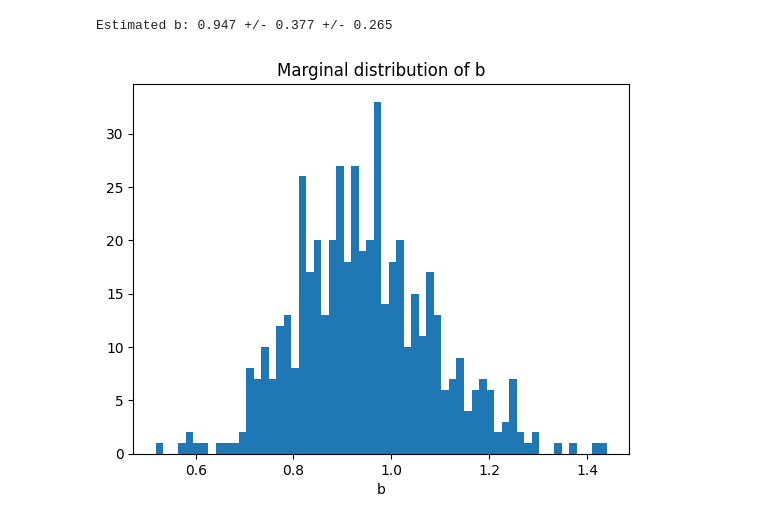
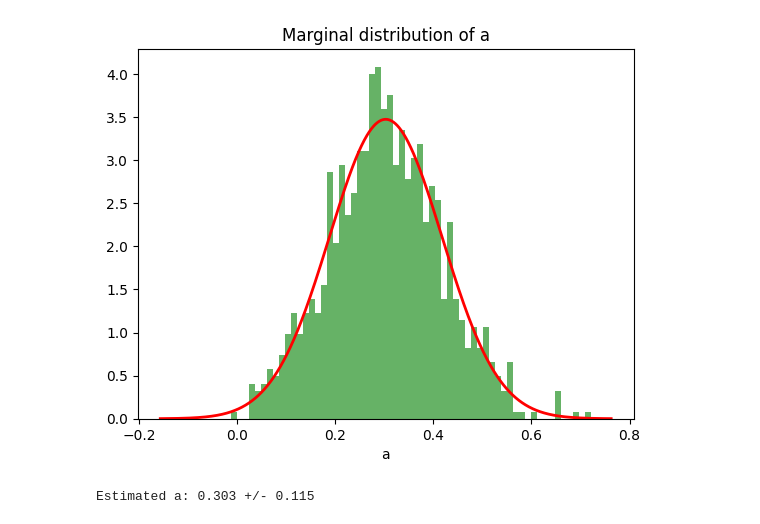
Before and after one commit to NunzioDA/EDSProjects, a Jupyter notebook: project_one/project_one.ipynb, the cells around one changed output. Cells and saved outputs as stored; diff of their text form; code cells hidden in the pictures.

```diff
--- a/project_one/project_one.ipynb
+++ b/project_one/project_one.ipynb
@@ -109,12 +127,20 @@ Estimated a: 0.299 +/- 0.239 +/- 0.219
-# %%
-plt.hist(estimated_b,60)
-plt.title('Marginal distribution of b')
-plt.xlabel('b')
-
-mean_b = np.mean(estimated_b)
-error_b = np.std(estimated_b)**(1/2)
-estimated_b_error_mean = np.mean(estimated_b_error)
-print(f"Estimated b: {mean_b:.3f} +/- {error_b:.3f} +/- {estimated_b_error_mean:.3f}")
-# %% [output]
-Estimated b: 0.947 +/- 0.377 +/- 0.265
-[figure, removed]
+# %%
+def plot_marginal_distribution(values, title, xlabel) :
+    plt.hist(values, bins=60, density=True, alpha=0.6, color='g')
+    plt.title(title)
+    plt.xlabel(xlabel)
+
+    mean = np.mean(values)
+    error = np.std(values)
+
+    x = np.linspace(mean - 4*error, mean + 4*error, 1000)
+    pdf = norm.pdf(x, mean, error)
+
+    plt.plot(x, pdf, 'r-', lw=2, label="Gaussian fit")
+    plt.show()
+    print(f"Estimated {xlabel}: {mean:.3f} +/- {error:.3f}")
+# %%
+plot_marginal_distribution(estimated_a, 'Marginal distribution of a', 'a')
+# %% [output]
+[figure, added]
+Estimated a: 0.303 +/- 0.115
```
Also changed, not shown: parts of 8 cells of this notebook.
